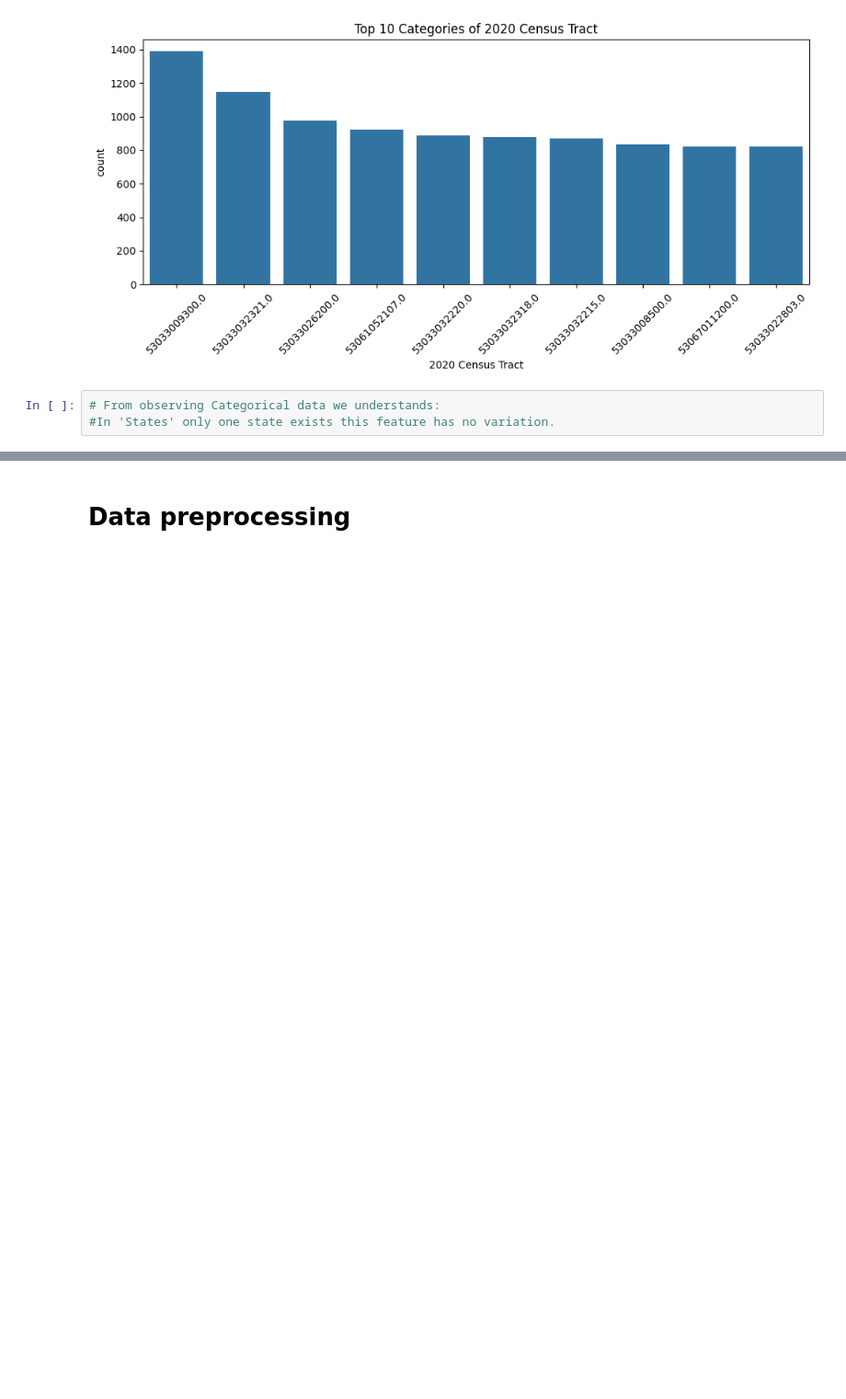
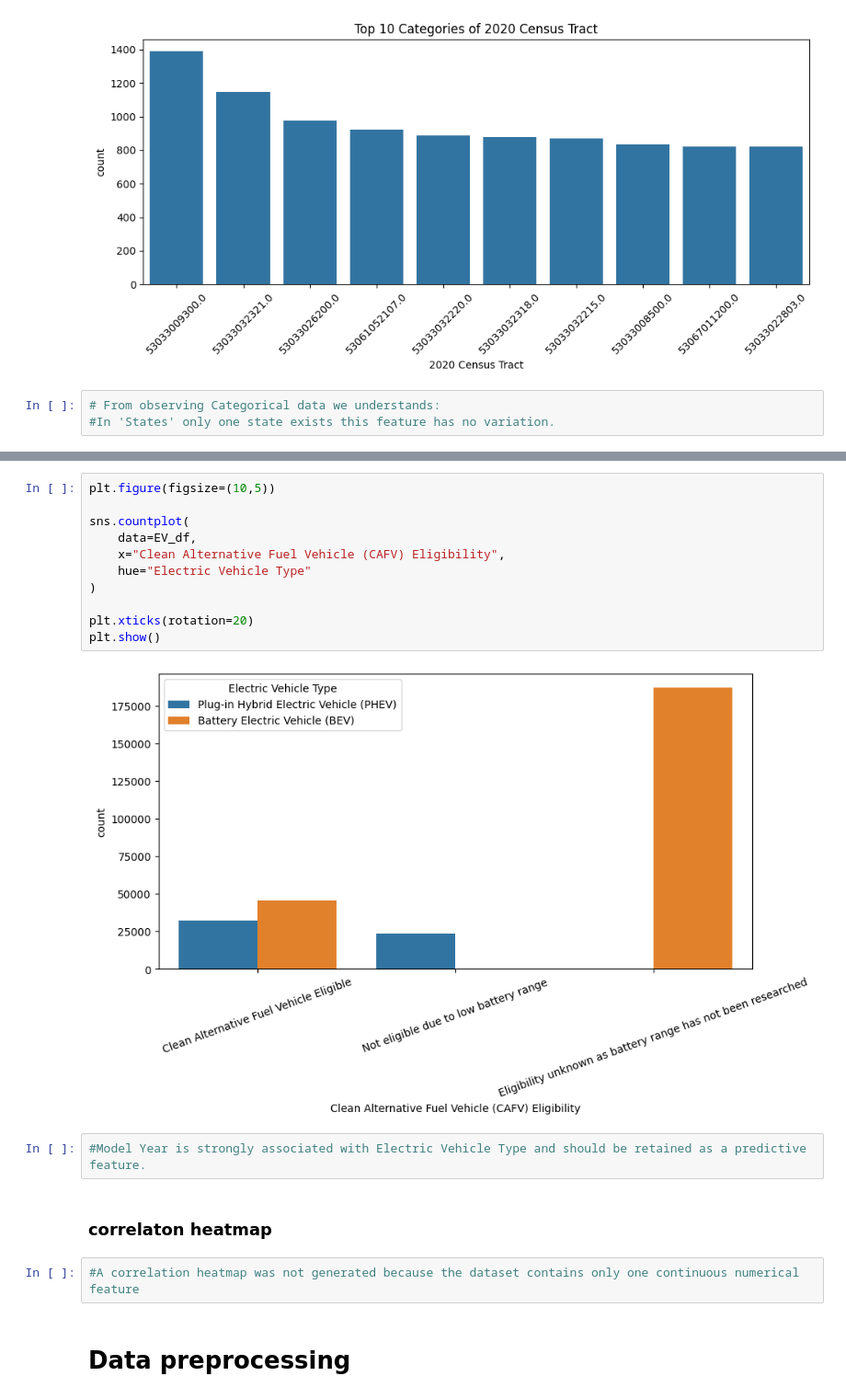
Before and after one commit to MidhulaMS/EV-Population-Prediction, a Jupyter notebook: EV_Population_Prediction.ipynb, the cells around one changed output, grey strips where cells are left out. Shown at 92% size. Cells and saved outputs as stored; diff of their text form; blank space fills up the shorter version.

```diff
--- a/EV_Population_Prediction.ipynb
+++ b/EV_Population_Prediction.ipynb
@@ -239,3 +272,22 @@ for col in categorical_features:
+# %%
+plt.figure(figsize=(10,5))
+
+sns.countplot(
+    data=EV_df,
+    x="Clean Alternative Fuel Vehicle (CAFV) Eligibility",
+    hue="Electric Vehicle Type"
+)
+
+plt.xticks(rotation=20)
+plt.show()
+# %% [output]
+[figure, added]
+# %%
+#Model Year is strongly associated with Electric Vehicle Type and should be retained as a predictive feature.
+# %% [markdown]
+### correlaton heatmap
+# %%
+#A correlation heatmap was not generated because the dataset contains only one continuous numerical feature
 # %% [markdown]
 # Data preprocessing
 # %% [markdown]
```
Also changed, not shown: parts of 27 cells of this notebook.
